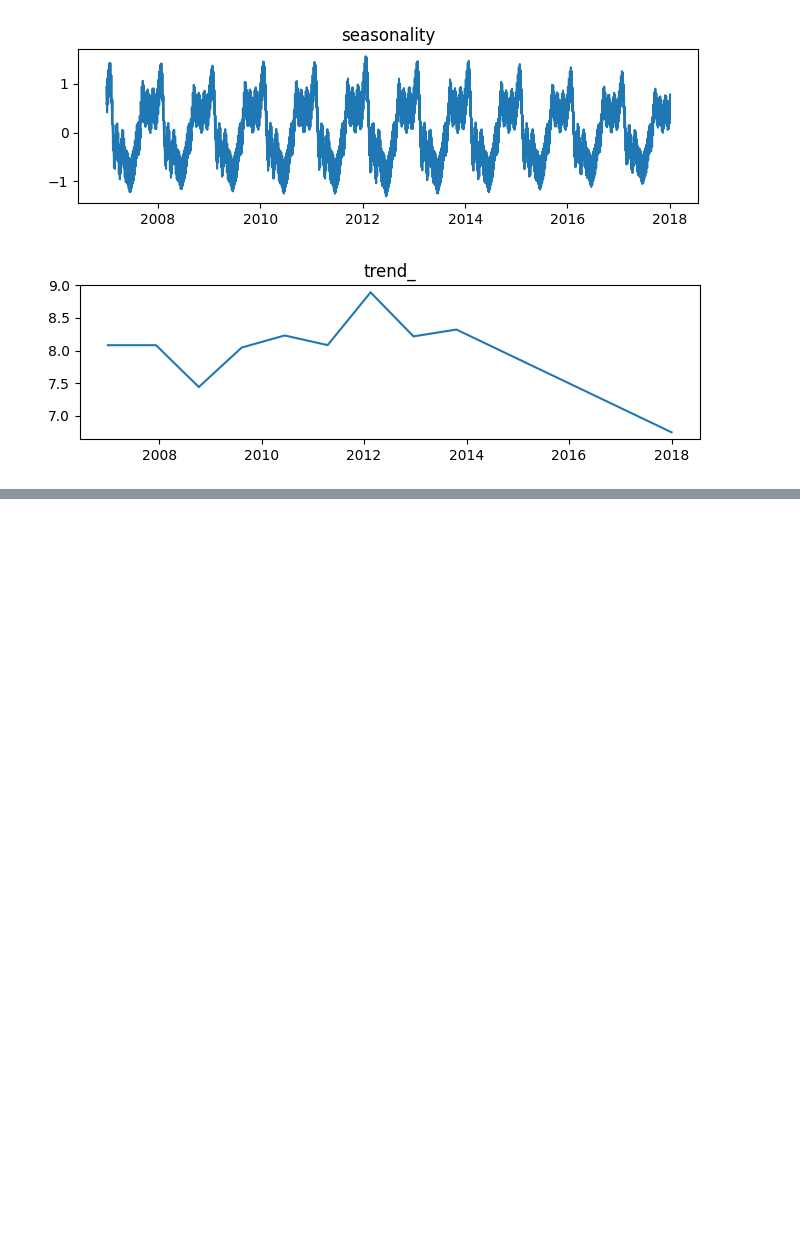
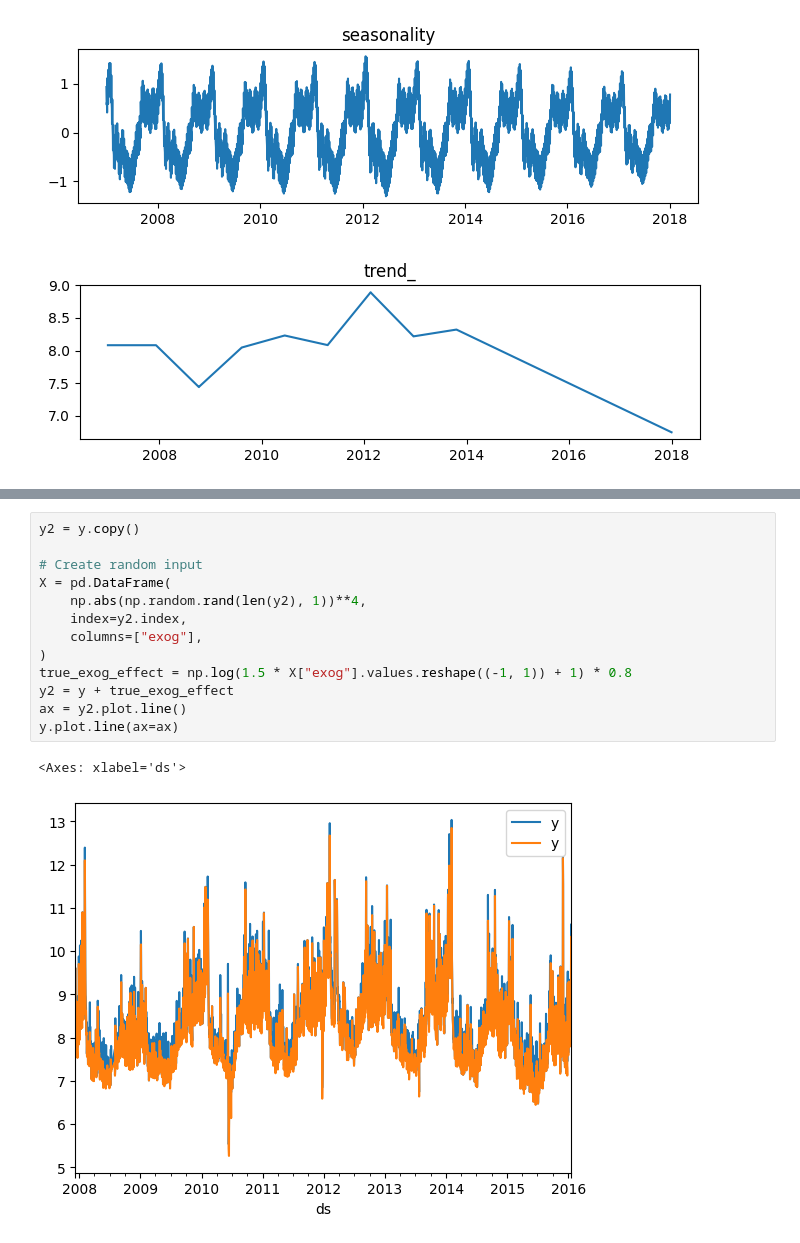
Before and after one commit to felipeangelimvieira/prophetverse, a Jupyter notebook: docs/examples/univariate.ipynb, the cells around one changed output, grey strips where cells are left out. Saved outputs shown, nothing was run; the diff lists cells and outputs as text; blank space fills up the shorter version.

```diff
--- a/docs/examples/univariate.ipynb
+++ b/docs/examples/univariate.ipynb
@@ -118,0 +125,16 @@ for column in sites.columns:
+# %%
+y2 = y.copy()
+
+# Create random input
+X = pd.DataFrame(
+    np.abs(np.random.rand(len(y2), 1))**4,
+    index=y2.index,
+    columns=["exog"],
+)
+true_exog_effect = np.log(1.5 * X["exog"].values.reshape((-1, 1)) + 1) * 0.8
+y2 = y + true_exog_effect
+ax = y2.plot.line()
+y.plot.line(ax=ax)
+# %% [output]
+<Axes: xlabel='ds'>
+[figure, added]
```
Also changed, not shown: parts of 8 cells of this notebook, 3 other files.
